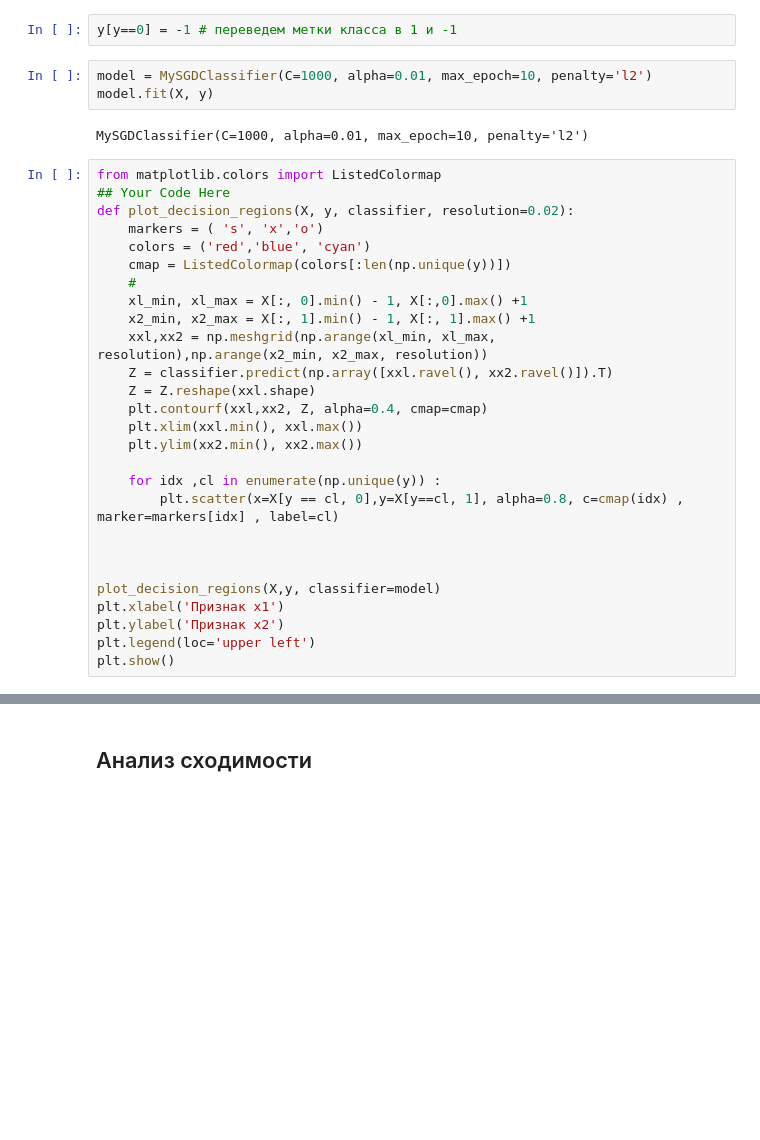
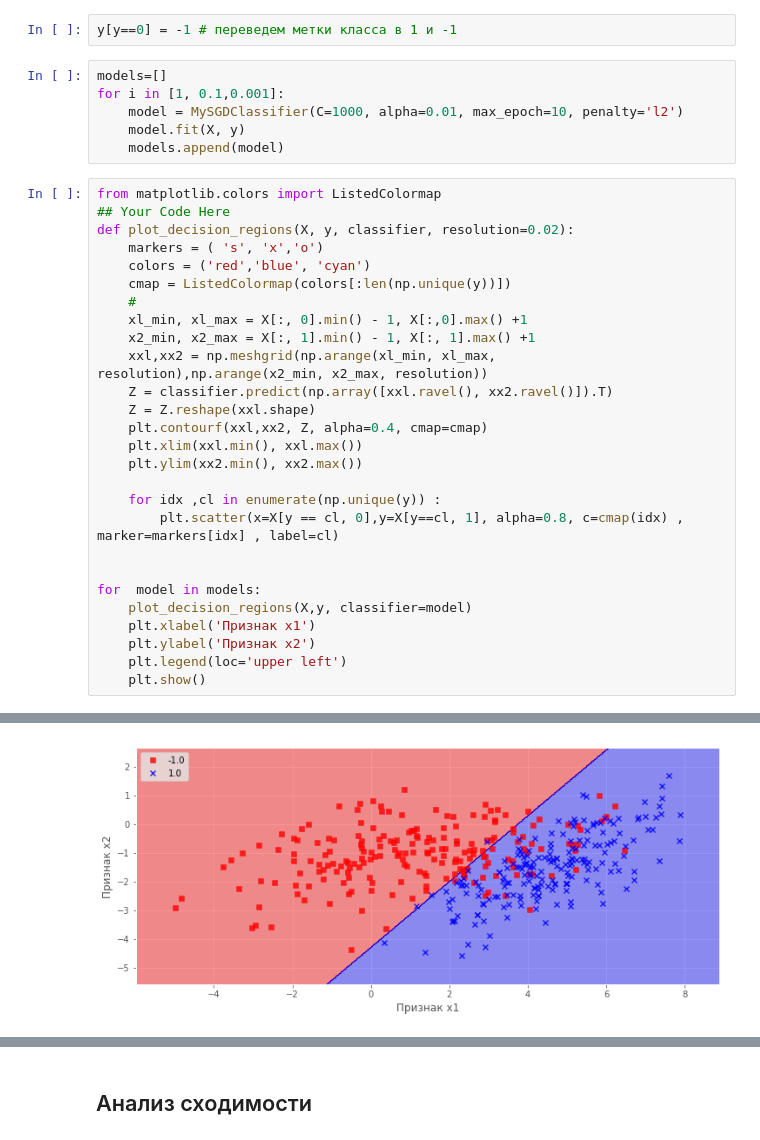
Before and after one commit to timaa/logistic_regresiion, a Jupyter notebook: homework.ipynb, the cells around one changed output, grey strips where cells are left out. Saved outputs shown, nothing was run; the diff lists cells and outputs as text; blank space fills up the shorter version.

Commit message:
different alpha

```diff
--- a/homework.ipynb
+++ b/homework.ipynb
@@ -141,36 +141,38 @@ plt.scatter(X[:,0], X[:,1], c=y)
 # %%
 y[y==0] = -1 # переведем метки класса в 1 и -1
 # %%
-model = MySGDClassifier(C=1000, alpha=0.01, max_epoch=10, penalty='l2')
-model.fit(X, y)
+models=[]
+for i in [1, 0.1,0.001]:
+    model = MySGDClassifier(C=1000, alpha=0.01, max_epoch=10, penalty='l2')
+    model.fit(X, y)
+    models.append(model)
-# %% [output]
-MySGDClassifier(C=1000, alpha=0.01, max_epoch=10, penalty='l2')
 # %%
 from matplotlib.colors import ListedColormap
 ## Your Code Here
 def plot_decision_regions(X, y, classifier, resolution=0.02):
     markers = ( 's', 'x','o')
     colors = ('red','blue', 'cyan')
     cmap = ListedColormap(colors[:len(np.unique(y))])
     #
     xl_min, xl_max = X[:, 0].min() - 1, X[:,0].max() +1
     x2_min, x2_max = X[:, 1].min() - 1, X[:, 1].max() +1
     xxl,xx2 = np.meshgrid(np.arange(xl_min, xl_max, resolution),np.arange(x2_min, x2_max, resolution))
     Z = classifier.predict(np.array([xxl.ravel(), xx2.ravel()]).T)
     Z = Z.reshape(xxl.shape)
     plt.contourf(xxl,xx2, Z, alpha=0.4, cmap=cmap)
     plt.xlim(xxl.min(), xxl.max())
     plt.ylim(xx2.min(), xx2.max())
 
     for idx ,cl in enumerate(np.unique(y)) :
         plt.scatter(x=X[y == cl, 0],y=X[y==cl, 1], alpha=0.8, c=cmap(idx) , marker=markers[idx] , label=cl)
 
 
-
-plot_decision_regions(X,y, classifier=model)
-plt.xlabel('Признак x1')
-plt.ylabel('Признак x2')
-plt.legend(loc='upper left')
-plt.show()
+for  model in models:
+    plot_decision_regions(X,y, classifier=model)
+    plt.xlabel('Признак x1')
+    plt.ylabel('Признак x2')
+    plt.legend(loc='upper left')
+    plt.show()
 # %% [output]
 [figure]
+[figure, added]
```
Also changed, not shown: parts of 2 cells of this notebook.
